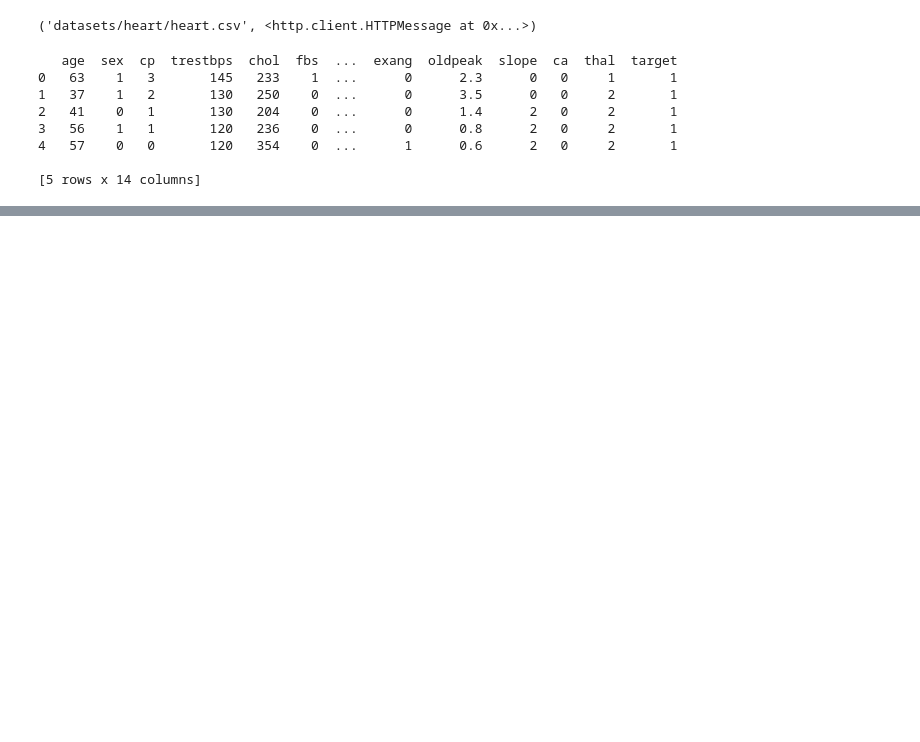
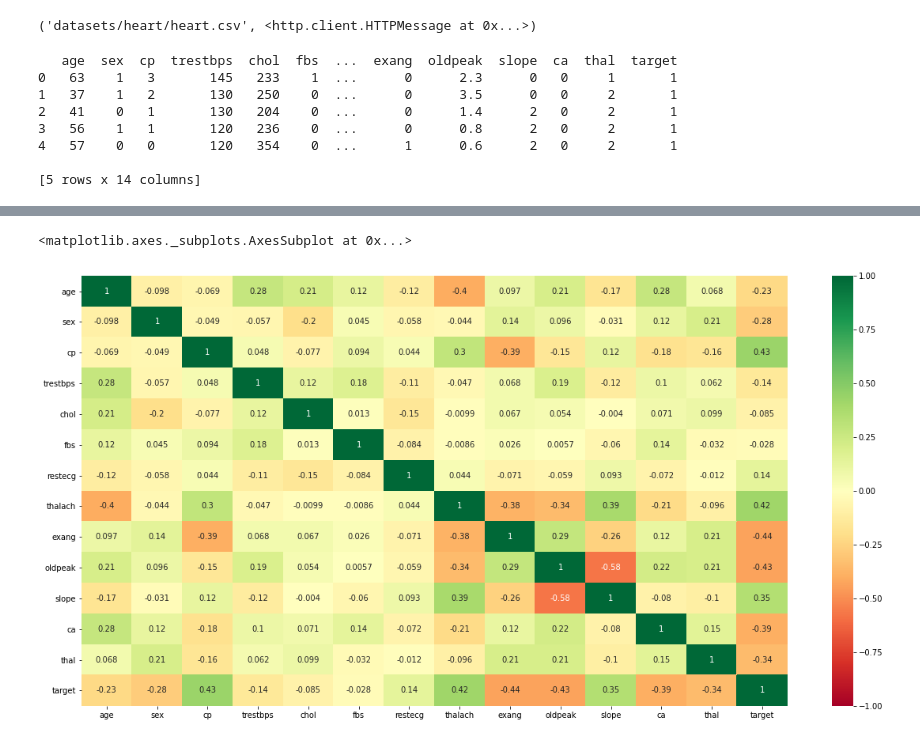
Before and after one commit to robd123/AML, a Jupyter notebook: Project3/Project3.ipynb, the cells around one changed output, grey strips where cells are left out. Drawn from its saved outputs; the diff is of its cells as text; code cells hidden in the pictures; blank space fills up the shorter version.

```diff
--- a/Project3/Project3.ipynb
+++ b/Project3/Project3.ipynb
@@ -52,0 +70,7 @@ AttributeError: ignored
+# %%
+corr = heart_data_scaled.corr(method="pearson")
+plt.figure(figsize=(20,10))
+sns.heatmap(corr,annot=True,cmap='RdYlGn', vmin=-1, vmax=+1)
+# %% [output]
+<matplotlib.axes._subplots.AxesSubplot at 0x...>
+[figure, added]
```
Also changed, not shown: parts of 4 cells of this notebook.
